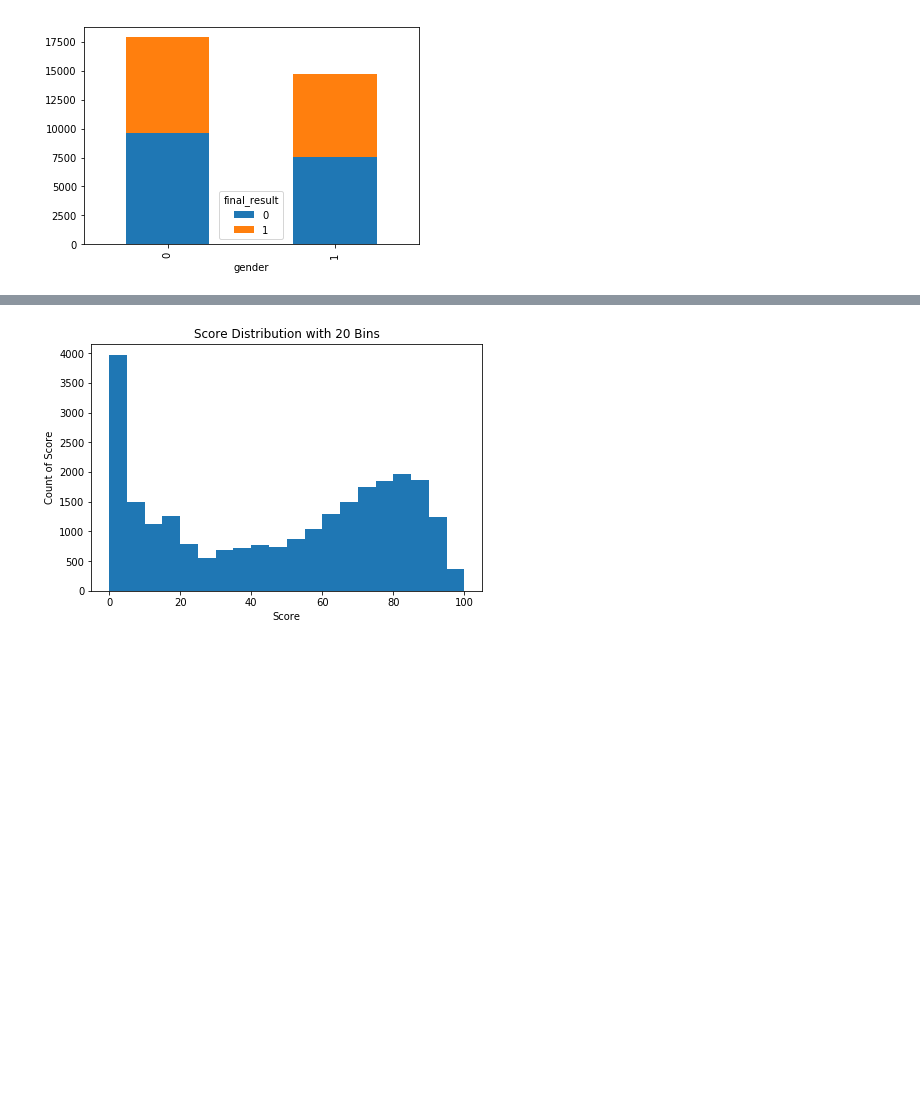
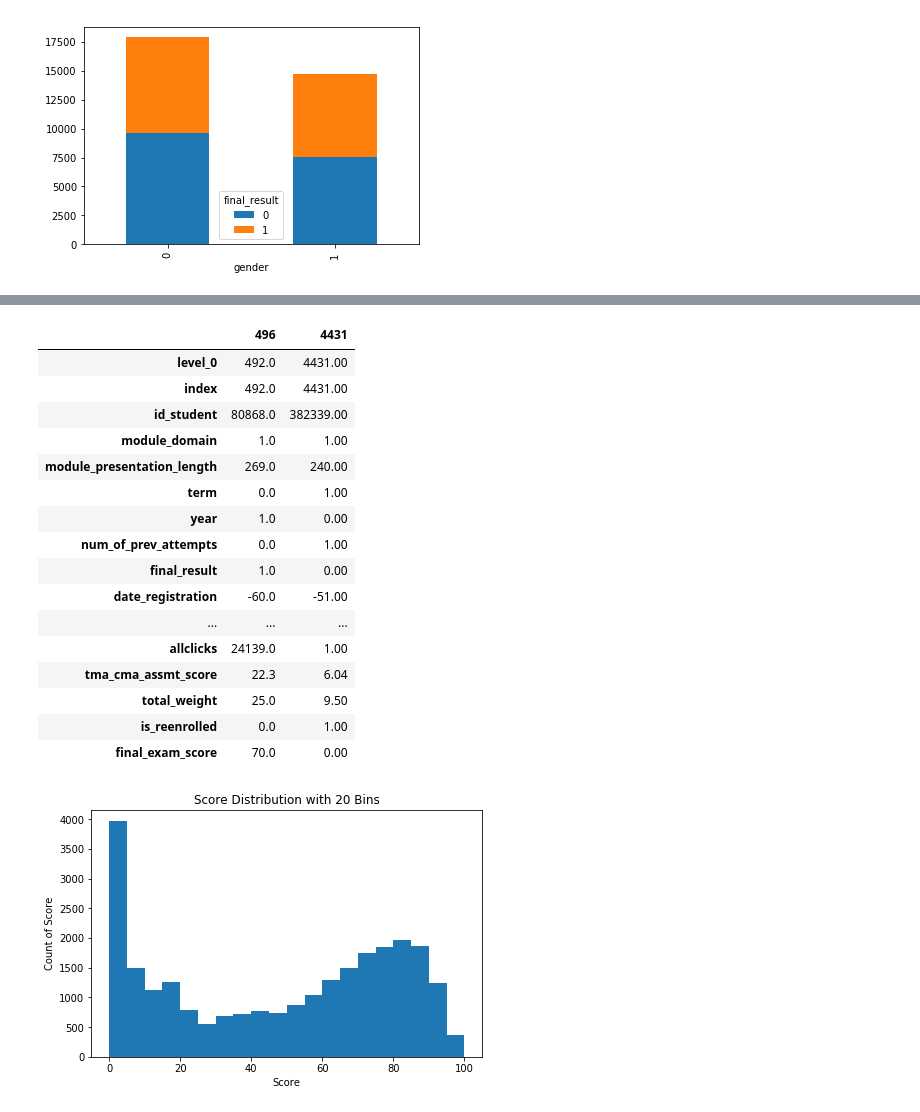
Before and after one commit to lmschreib/Exploratory-Data-Analysis, a Jupyter notebook: Exploratory Data Analysis Connected to Database.ipynb, the cells around one changed output, grey strips where cells are left out. Saved outputs shown, nothing was run; the diff lists cells and outputs as text; code cells hidden in the pictures; blank space fills up the shorter version.

```diff
--- a/Exploratory Data Analysis Connected to Database.ipynb
+++ b/Exploratory Data Analysis Connected to Database.ipynb
@@ -209,3 +240,38 @@ plt.show()
+# %%
+#creating a function to pull min and max values of allclicks column and view associated features unique to a student
+def min_max_values(col):
+    ''' the function takes the colum name as the argument
+        and returns the top & bottom observation in that dataframe
+    '''
+    top = df[col].idxmax()
+    top_obs = pd.DataFrame(df.loc[top])
+
+    bottom = df[col].idxmin()
+    bot_obs = pd.DataFrame(df.loc[bottom])
+
+    min_max_obs = pd.concat([top_obs, bot_obs], axis=1)
+
+    return min_max_obs
+# %%
+min_max_values('allclicks')
+# %% [output]
+|  | 496 | 4431 |
+| level_0 | 492.0 | 4431.00 |
+| index | 492.0 | 4431.00 |
+| id_student | 80868.0 | 382339.00 |
+| module_domain | 1.0 | 1.00 |
+| module_presentation_length | 269.0 | 240.00 |
+| term | 0.0 | 1.00 |
+| year | 1.0 | 0.00 |
+| num_of_prev_attempts | 0.0 | 1.00 |
+| final_result | 1.0 | 0.00 |
+| date_registration | -60.0 | -51.00 |
+| ... | ... | ... |
+| allclicks | 24139.0 | 1.00 |
+| tma_cma_assmt_score | 22.3 | 6.04 |
+| total_weight | 25.0 | 9.50 |
+| is_reenrolled | 0.0 | 1.00 |
+| final_exam_score | 70.0 | 0.00 |
 # %%
 #create bins for score distribution
 
```
Also changed, not shown: parts of 4 cells of this notebook.
